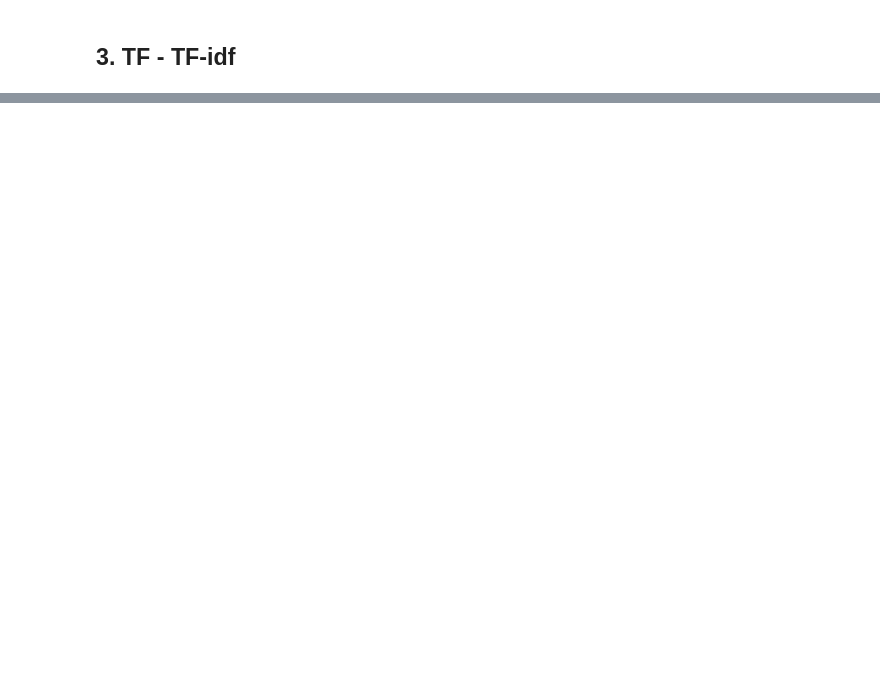
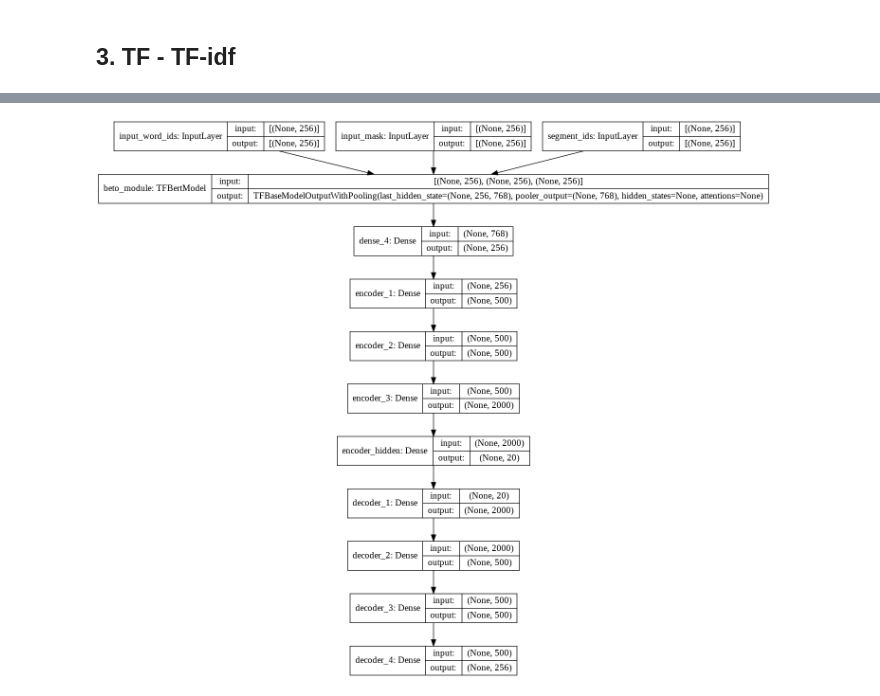
Before and after one commit to anthonywainer/embeddings_analysis_spanish, a Jupyter notebook: AutoencodersNLP.ipynb, the cells around one changed output, grey strips where cells are left out. Cells and saved outputs as stored; diff of their text form; code cells hidden in the pictures; blank space fills up the shorter version.

```diff
--- a/AutoencodersNLP.ipynb
+++ b/AutoencodersNLP.ipynb
@@ -335,0 +192,2 @@ array([0])
+# %%
+max_len = 256 # max sequence length
@@ -335,0 +370,11 @@ array([0])
+# %%
+# BERT layer
+input_word_ids = Input(shape=(max_len,), dtype=int32, name="input_word_ids")
+input_mask = Input(shape=(max_len,), dtype=int32, name="input_mask")
+segment_ids = Input(shape=(max_len,), dtype=int32, name="segment_ids")
+
+bert_inputs = [input_word_ids, input_mask, segment_ids]
+
+bert_output = TFBertModel.from_pretrained(
+           "dccuchile/bert-base-spanish-wwm-uncased", trainable=False, name=f"beto_module"
+)(bert_inputs)["pooler_output"]
@@ -335,0 +389,14 @@ array([0])
+# %%
+# Add custom layers
+encoder = Dense(256, activation='relu')(bert_output)
+encoder = Dense(500, activation='sigmoid', name='encoder_1')(encoder)
+encoder = Dense(500, activation='sigmoid', name='encoder_2')(encoder)
+encoder = Dense(2000, activation='sigmoid', name='encoder_3')(encoder)
+
+# hidden layer
+code = Dense(20, activation='sigmoid', name='encoder_hidden')(encoder)  # hidden layer, features are extracted from here
+
+decoder = Dense(2000, activation='sigmoid',  name='decoder_1')(code)
+decoder = Dense(500, activation='sigmoid',  name='decoder_2')(decoder)
+decoder = Dense(500, activation='sigmoid', name='decoder_3')(decoder)
+decoder = Dense(256, name='decoder_4')(decoder)
@@ -335,0 +405,6 @@ array([0])
+# %%
+autoencoder_model = Model(inputs=bert_inputs, outputs=decoder)
+
+autoencoder_model.compile(Adam(lr=1e-5), loss='categorical_crossentropy', metrics=['MSE'])
+
+autoencoder_model.summary()
@@ -335,0 +429,4 @@ array([0])
+# %%
+plot_model(autoencoder_model, to_file='autoencoder.png', show_shapes=True)
+# %% [output]
+[figure, added]
```
Also changed, not shown: parts of 93 cells of this notebook, 3 other files.
